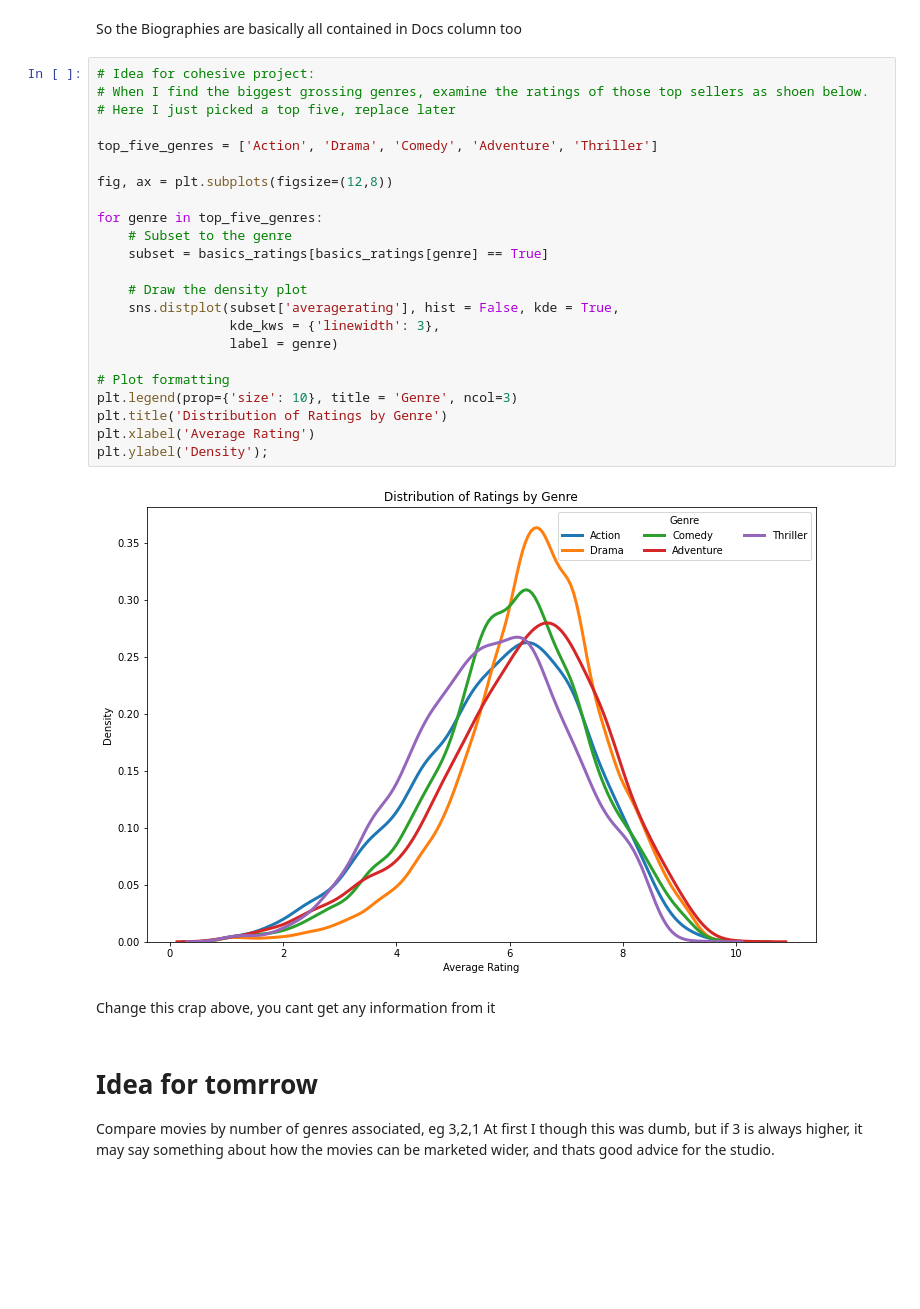
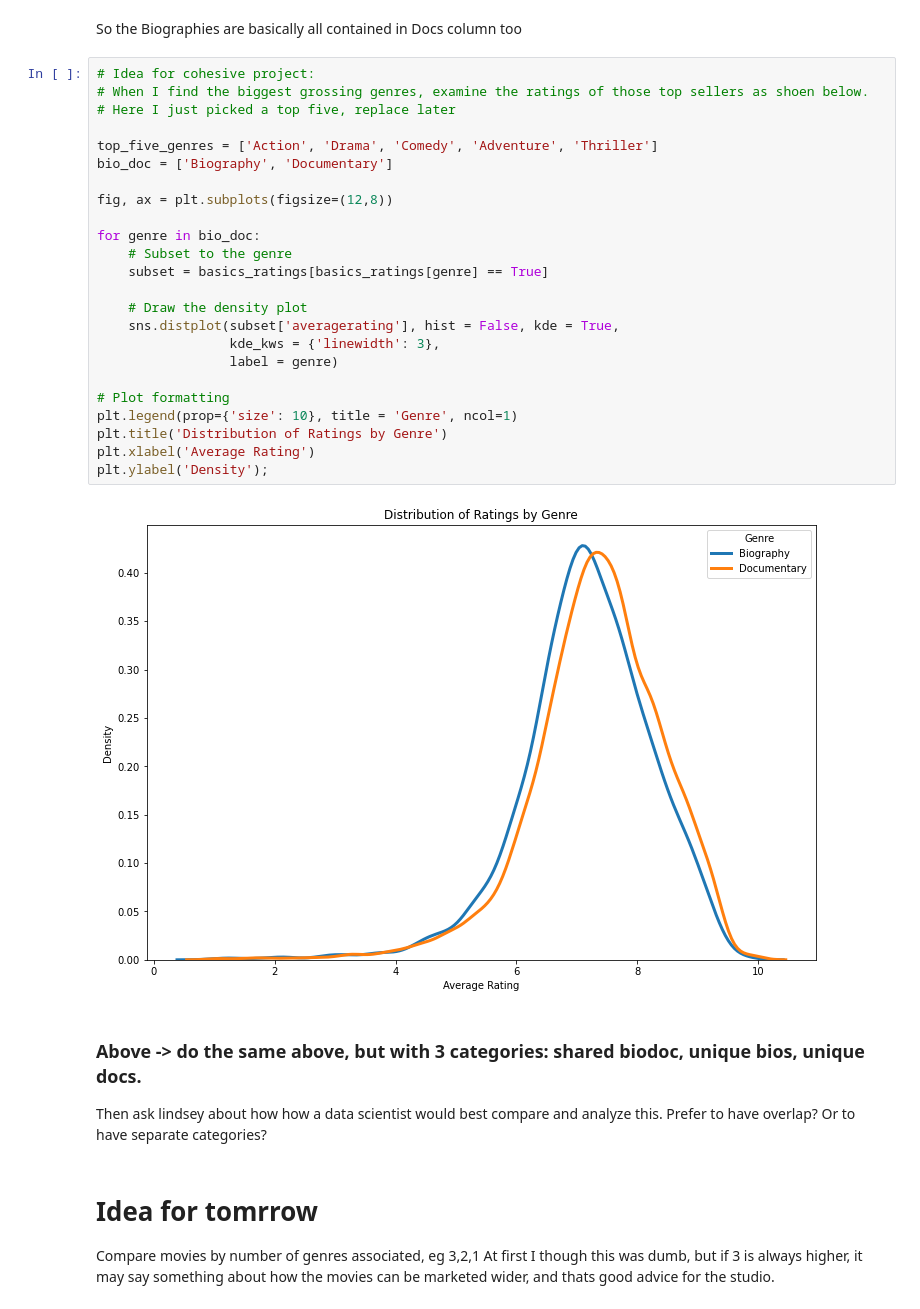
Before and after one commit to jonnyhof/phase1_project, a Jupyter notebook: scratch.ipynb, the cells around one changed output. Drawn from its saved outputs; the diff is of its cells as text; blank space fills up the shorter version.

```diff
--- a/scratch.ipynb
+++ b/scratch.ipynb
@@ -376,30 +381,32 @@ So the Biographies are basically all contained in Docs column too
 # %%
 # Idea for cohesive project:
 # When I find the biggest grossing genres, examine the ratings of those top sellers as shoen below.
 # Here I just picked a top five, replace later
 
 top_five_genres = ['Action', 'Drama', 'Comedy', 'Adventure', 'Thriller']
+bio_doc = ['Biography', 'Documentary']
 
 fig, ax = plt.subplots(figsize=(12,8))
 
-for genre in top_five_genres:
+for genre in bio_doc:
     # Subset to the genre
     subset = basics_ratings[basics_ratings[genre] == True]
 
     # Draw the density plot
     sns.distplot(subset['averagerating'], hist = False, kde = True,
                  kde_kws = {'linewidth': 3},
                  label = genre)
 
 # Plot formatting
-plt.legend(prop={'size': 10}, title = 'Genre', ncol=3)
+plt.legend(prop={'size': 10}, title = 'Genre', ncol=1)
 plt.title('Distribution of Ratings by Genre')
 plt.xlabel('Average Rating')
 plt.ylabel('Density');
 # %% [output]
-[figure, old version]
+[figure, new version]
-# %% [markdown]
-Change this crap above, you cant get any information from it
+# %% [markdown]
+### Above -> do the same above, but with 3 categories: shared biodoc, unique bios, unique docs.
+Then ask lindsey about how how a data scientist would best compare and analyze this. Prefer to have overlap? Or to have separate categories?
 # %% [markdown]
 # Idea for tomrrow
 Compare movies by number of genres associated, eg 3,2,1
```
Also changed, not shown: parts of 2 cells of this notebook, 1 other file.
